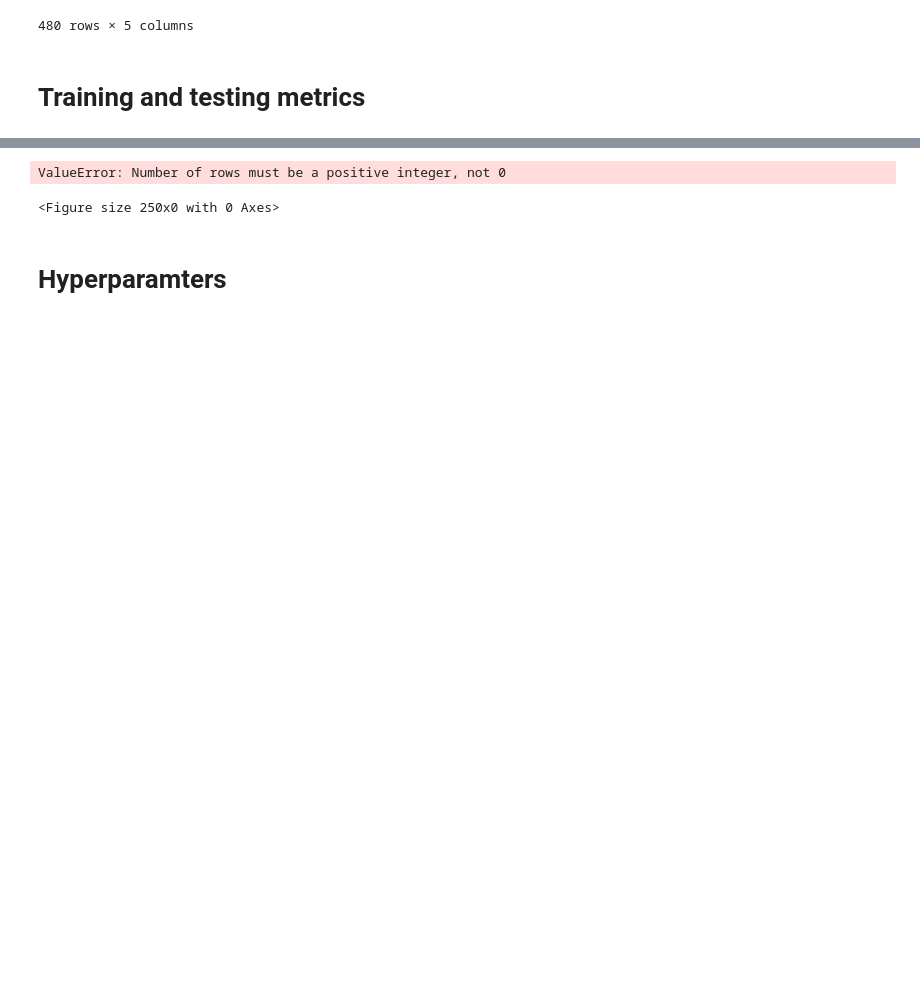
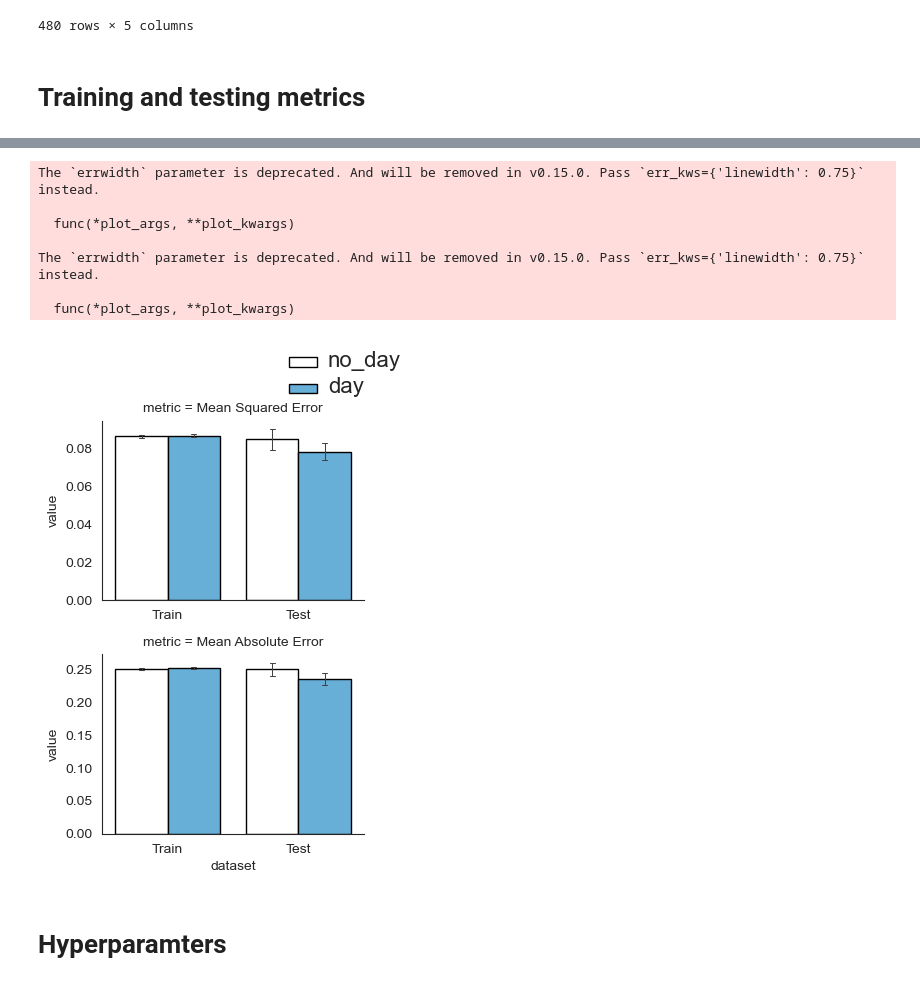
Before and after one commit to Mschaid/ENIGMA, a Jupyter notebook: notebooks/reports/final_experiments_analysis.ipynb, the cells around one changed output, grey strips where cells are left out. Saved outputs shown, nothing was run; the diff lists cells and outputs as text; code cells hidden in the pictures; blank space fills up the shorter version.

```diff
--- a/notebooks/reports/final_experiments_analysis.ipynb
+++ b/notebooks/reports/final_experiments_analysis.ipynb
@@ -129,35 +126,41 @@ all_metrics = create_all_metrics(with_day, no_day)
 # %%
 sns.set_style("white")
 
-facet = sns.FacetGrid(all_metrics], row = "metric", sharey=False, sharex = False, height = 2.5, aspect = 1).map(
+facet = sns.FacetGrid(all_metrics, row = "metric", sharey=False, sharex = False, height = 2.5, aspect = 1).map(
     sns.barplot,
     'dataset',
     'value',
     data=all_metrics,
     hue='with_day',
     palette=['white', '#56B4E9'],
     # width=.8,
     dodge=True,
     edgecolor='black',
     estimator='mean',
     errorbar='se',
     capsize=.08,
     errwidth=.75)
 facet.add_legend(loc='upper right', bbox_to_anchor=(1.1, 1.1))
 
 # Get the legend from the figure
 legend = facet.fig.legends[0]
 
 # Increase the size of the legend
 plt.setp(legend.get_texts(), fontsize='16')  # for legend text
 plt.setp(legend.get_title(), fontsize='18')  # for legend title
 
 plt.tight_layout()
 plt.rcParams['svg.fonttype'] = 'none'
 plt.savefig(path_to_save_figs / "all_metrics.svg", format='svg', dpi=1200)
 # %% [output]
-ValueError: Number of rows must be a positive integer, not 0
+The `errwidth` parameter is deprecated. And will be removed in v0.15.0. Pass `err_kws={'linewidth': 0.75}` instead.
+
+  func(*plot_args, **plot_kwargs)
+
+The `errwidth` parameter is deprecated. And will be removed in v0.15.0. Pass `err_kws={'linewidth': 0.75}` instead.
+
+  func(*plot_args, **plot_kwargs)
-<Figure size 250x0 with 0 Axes>
+[figure, added]
 # %% [markdown]
 # Hyperparamters
 # %%
```
Also changed, not shown: parts of 4 cells of this notebook.
